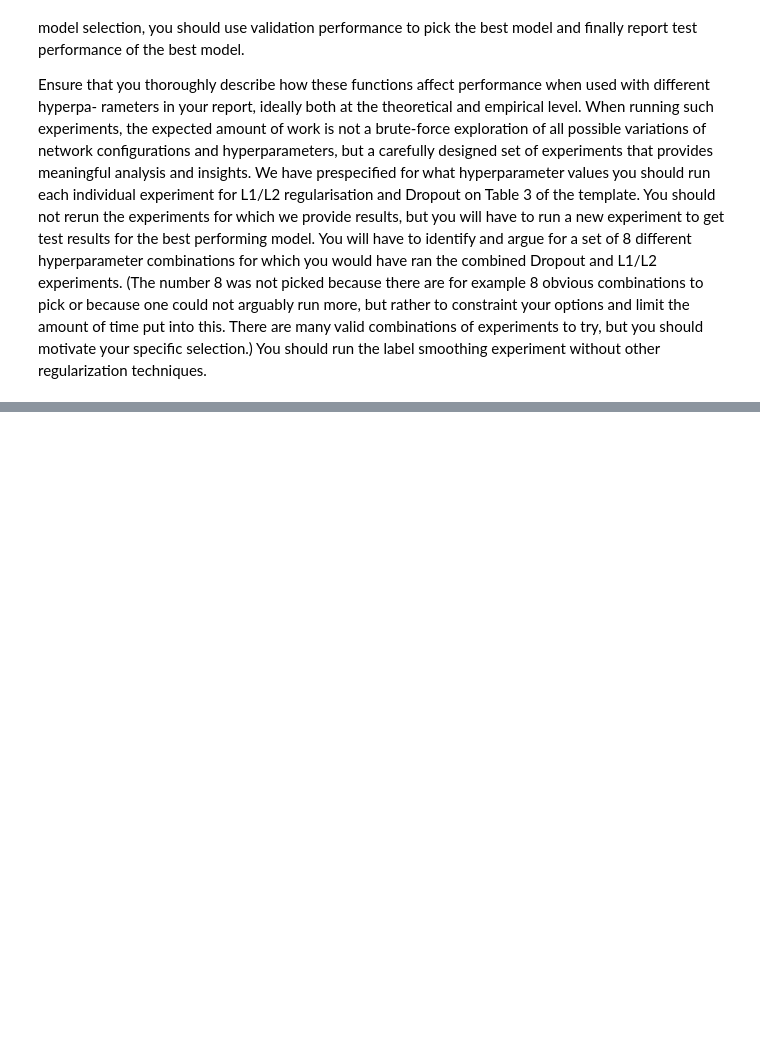
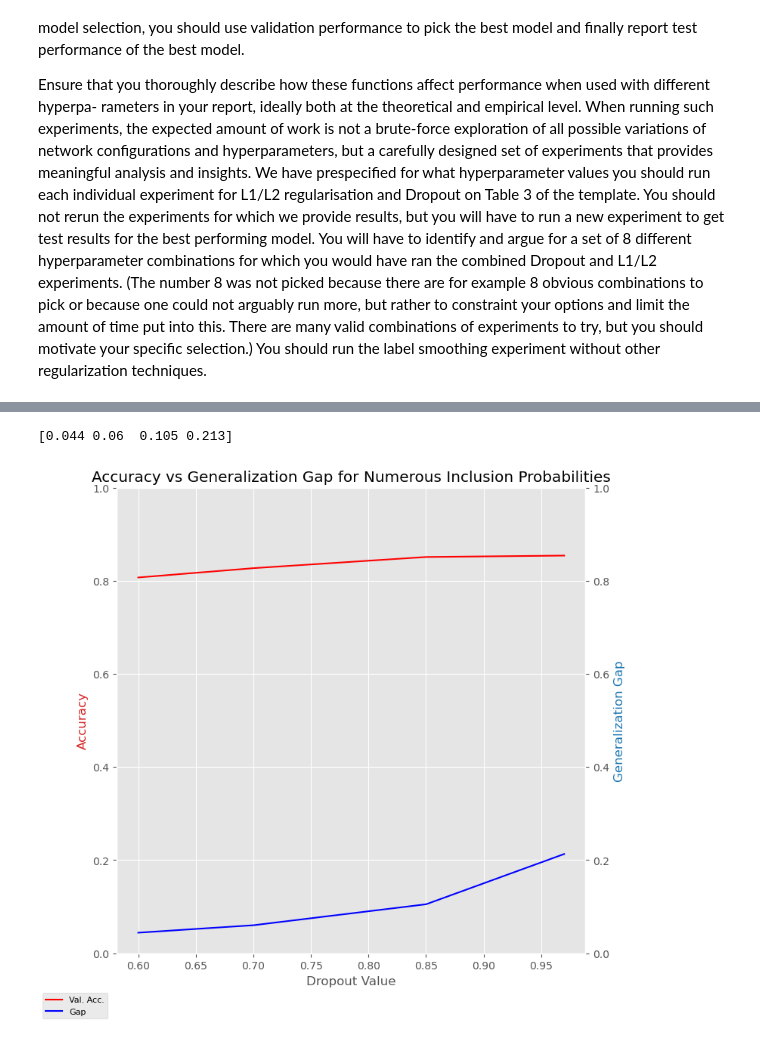
Before and after one commit to bangsen79/mlpractical, a Jupyter notebook: notebooks/Coursework_1.ipynb, the cells around one changed output, grey strips where cells are left out. Saved outputs shown, nothing was run; the diff lists cells and outputs as text; code cells hidden in the pictures; blank space fills up the shorter version.

```diff
--- a/notebooks/Coursework_1.ipynb
+++ b/notebooks/Coursework_1.ipynb
@@ -577,0 +956,28 @@ SyntaxError: invalid syntax (2728008756.py, line 1)
+# %%
+#Create Dropout Plots
+dropout_values = np.array([0.6,0.7,0.85,0.97])
+valid_acc_dropout = np.array([0.807,0.827,0.851,0.854])
+train_error_dropout = np.array([0.549,0.452,0.329,0.244])
+valid_error_dropout = np.array([0.593,0.512,0.434,0.457])
+
+generalization_gap = valid_error_dropout - train_error_dropout
+print(generalization_gap)
+
+fig,ax1 = plt.subplots(figsize = (8,8))
+ax1.set_xlabel('Dropout Value')
+ax1.set_ylabel('Accuracy',color='tab:red')
+ax1.set_ylim(bottom = 0,top =1)
+ax1.plot(dropout_values,valid_acc_dropout,'red',label = 'Val. Acc.')
+
+ax2 = ax1.twinx()
+ax2.set_ylabel('Generalization Gap',color ='tab:blue')
+ax2.set_ylim(bottom = 0,top =1)
+ax2.plot(dropout_values,generalization_gap,'blue',label = 'Gap')
+
+fig.legend(loc='lower left',fontsize = 8)
+plt.title('Accuracy vs Generalization Gap for Numerous Inclusion Probabilities')
+plt.savefig('acc_gap_dropout.png',format='png')
+plt.show()
+# %% [output]
+[0.044 0.06  0.105 0.213]
+[figure, added]
```
Also changed, not shown: parts of 24 cells of this notebook, 7 other files.
